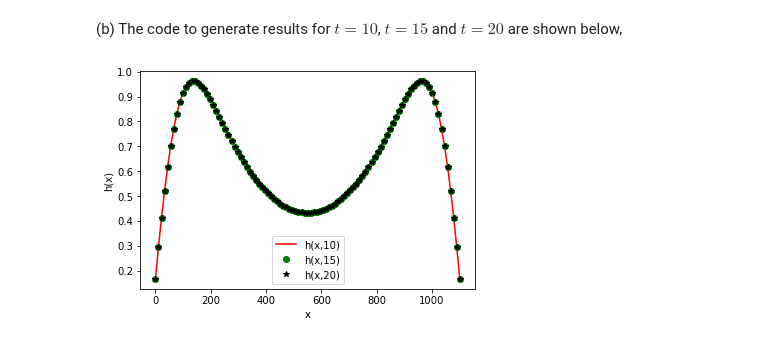
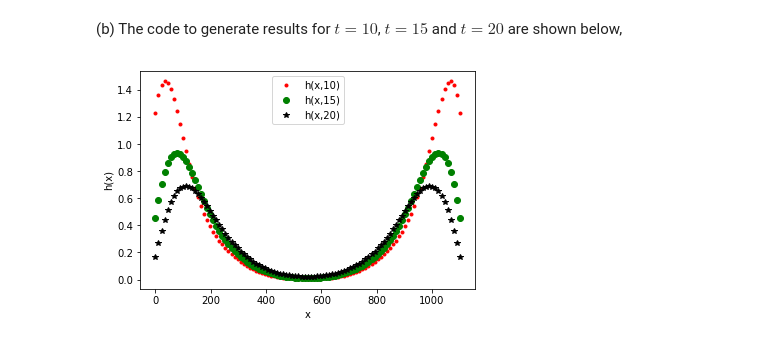
Before and after one commit to puttak/Scientific-Computing, a Jupyter notebook: HW7.ipynb, the cells around one changed output. Cells and saved outputs as stored; diff of their text form; code cells hidden in the pictures.

```diff
--- a/HW7.ipynb
+++ b/HW7.ipynb
@@ -287,22 +287,22 @@ The final result at t = 3 is  [  5.00000000e+00   3.59641939e+00   2.52673220e+0
 # %%
 for n in range(0,170):
     for i in range(1,Nx):
         u5[i] = u_1[i] + F*(u_1[i-1] - 2*u_1[i] + u_1[i+1])
     u5[0] = 5.*np.exp(-(n+1)*dt5/5.);  u5[Nx] = 5.*np.exp(-(n+1)*dt5/5.)
     u_1[:]= u5
     if n == 69:
-        u510 = u5
+        u510 = np.copy(u5)
     if n == 119:
-        u515 = u5
+        u515 = np.copy(u5)
     if n == 169:
-        u520 = u5
+        u520 = np.copy(u5)
 plt.figure(7)
-plt.plot(x5,u510,'r-',label='h(x,10)')
+plt.plot(x5,u510,'r.',label='h(x,10)')
 plt.plot(x5,u515,'go',label='h(x,15)')
 plt.plot(x5,u520,'k*',label='h(x,20)')
 plt.xlabel('x')
 plt.ylabel('h(x)')
 plt.legend()
 plt.show()
 # %% [output]
-[figure, old version]
+[figure, new version]
```
